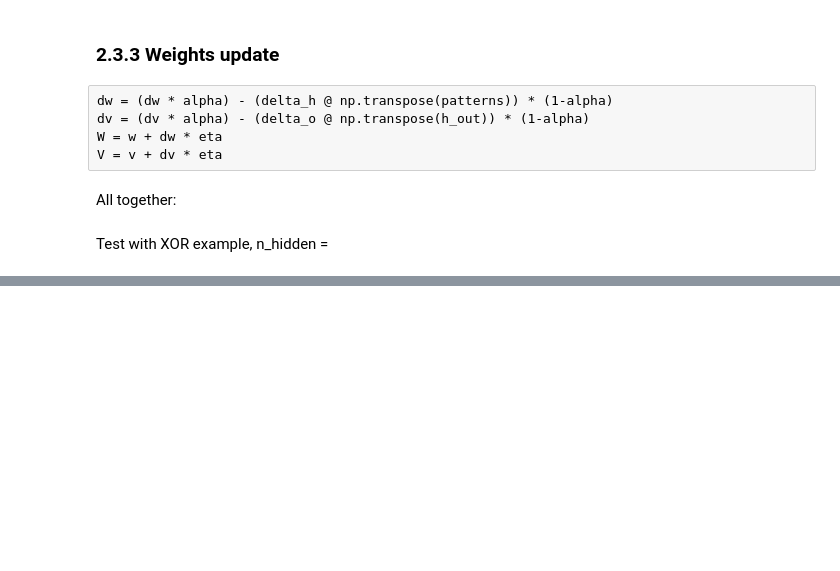
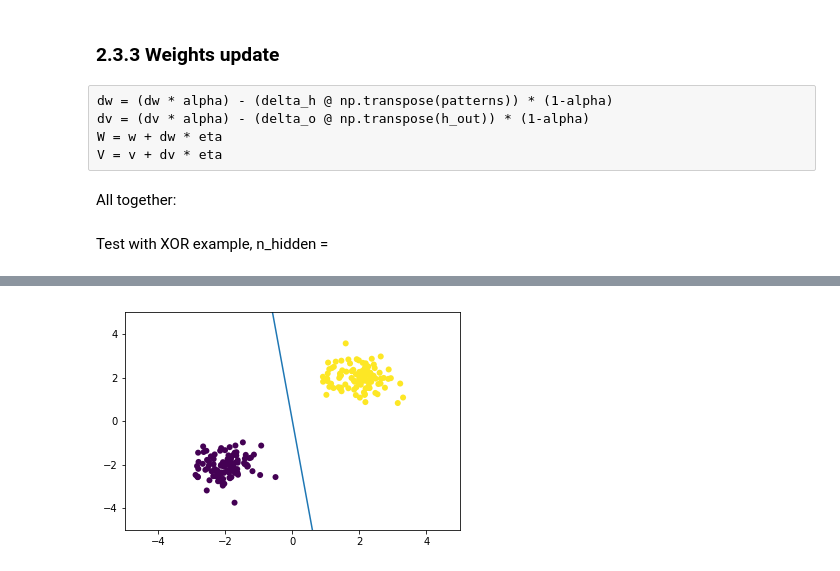
Before and after one commit to romainrey/ANN_DD2437, a Jupyter notebook: Labs_Code/Romain/Labs1.ipynb, the cells around one changed output, grey strips where cells are left out. Drawn from its saved outputs; the diff is of its cells as text; code cells hidden in the pictures; blank space fills up the shorter version.

```diff
--- a/Labs_Code/Romain/Labs1.ipynb
+++ b/Labs_Code/Romain/Labs1.ipynb
@@ -159,0 +282,3 @@ After computation o_out:
+# %%
+animation_lines(x_min_dr, x_max_dr, y_min_dr, y_max_dr)
+# %% [output]
@@ -159,0 +286 @@ After computation o_out:
+[figure, added]
```
Also changed, not shown: parts of 25 cells of this notebook.
